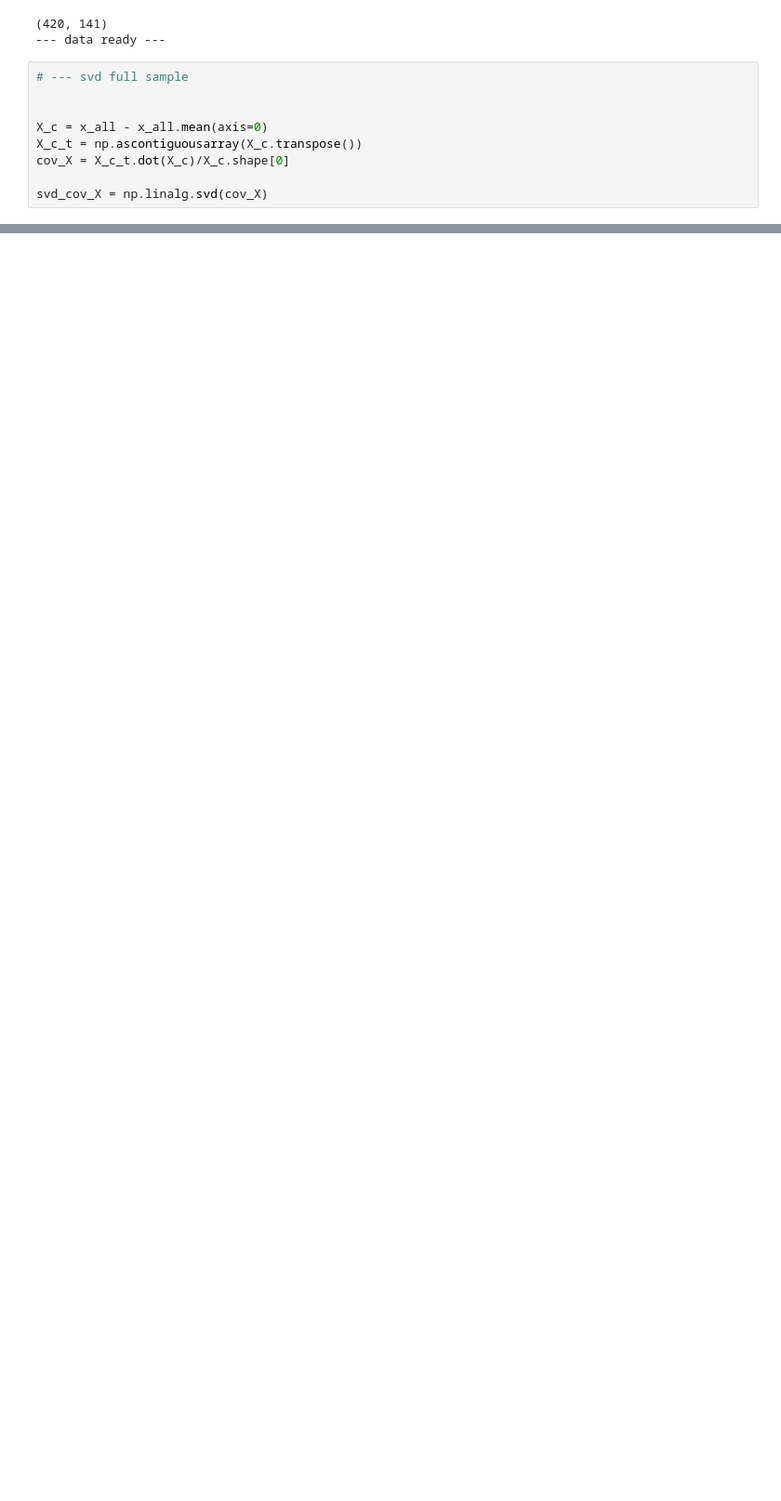
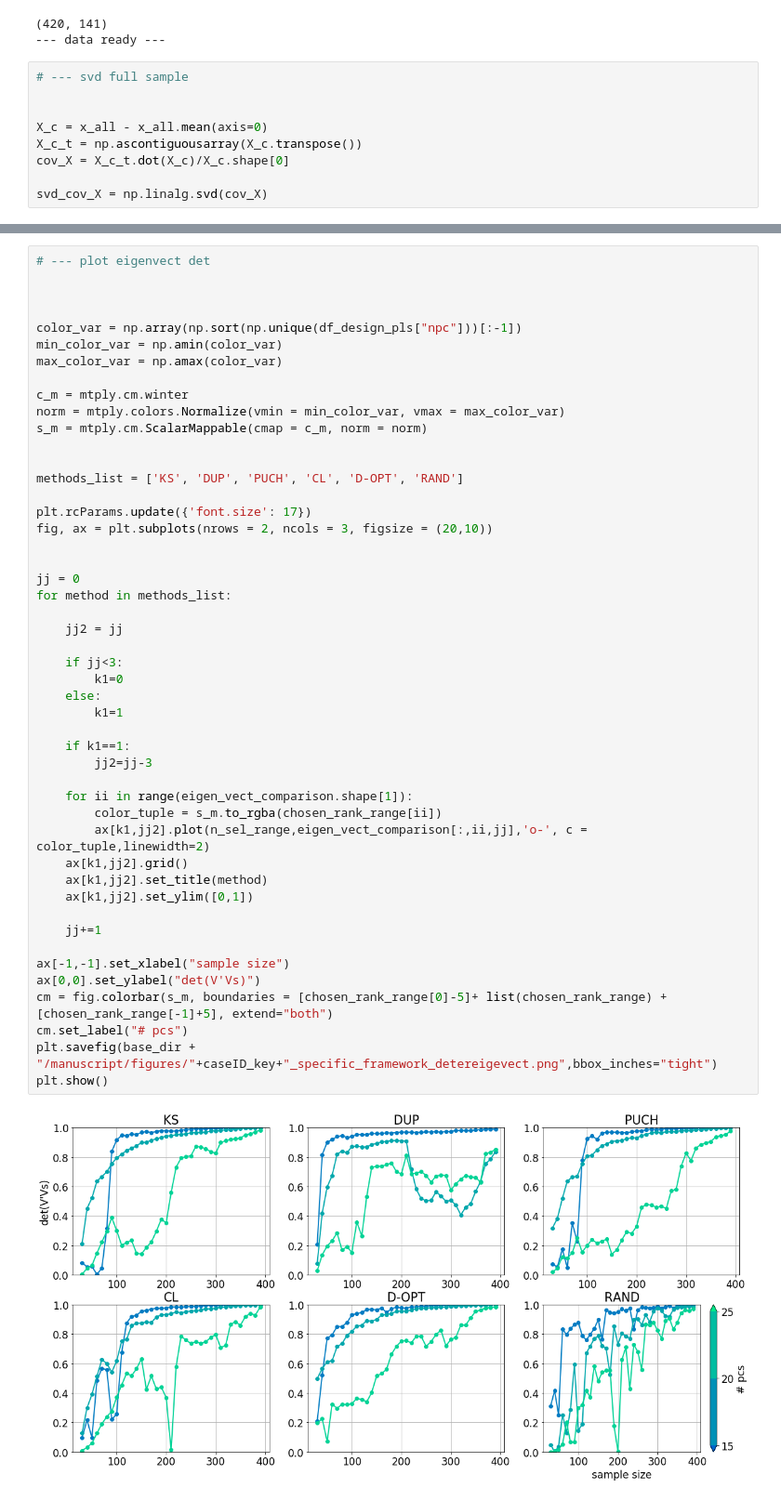
Before and after one commit to vfonsecad/unsupervised-sample-selection, a Jupyter notebook: scripts/d02_04_specific_framework.ipynb, the cells around one changed output, grey strips where cells are left out. Shown at 93% size. Saved outputs shown, nothing was run; the diff lists cells and outputs as text; blank space fills up the shorter version.

```diff
--- a/scripts/d02_04_specific_framework.ipynb
+++ b/scripts/d02_04_specific_framework.ipynb
@@ -84,0 +197,50 @@ svd_cov_X = np.linalg.svd(cov_X)
+# %%
+# --- plot eigenvect det
+
+
+
+color_var = np.array(np.sort(np.unique(df_design_pls["npc"]))[:-1])
+min_color_var = np.amin(color_var)
+max_color_var = np.amax(color_var)
+
+c_m = mtply.cm.winter
+norm = mtply.colors.Normalize(vmin = min_color_var, vmax = max_color_var)
+s_m = mtply.cm.ScalarMappable(cmap = c_m, norm = norm)
+
+
+methods_list = ['KS', 'DUP', 'PUCH', 'CL', 'D-OPT', 'RAND']
+
+plt.rcParams.update({'font.size': 17})
+fig, ax = plt.subplots(nrows = 2, ncols = 3, figsize = (20,10))
+
+
+jj = 0
+for method in methods_list:
+
+    jj2 = jj
+
+    if jj<3:
+        k1=0
+    else:
+        k1=1
+
+    if k1==1:
+        jj2=jj-3
+
+    for ii in range(eigen_vect_comparison.shape[1]):
+        color_tuple = s_m.to_rgba(chosen_rank_range[ii])
+        ax[k1,jj2].plot(n_sel_range,eigen_vect_comparison[:,ii,jj],'o-', c = color_tuple,linewidth=2)
+    ax[k1,jj2].grid()
+    ax[k1,jj2].set_title(method)
+    ax[k1,jj2].set_ylim([0,1])
+
+    jj+=1
+
+ax[-1,-1].set_xlabel("sample size")
+ax[0,0].set_ylabel("det(V'Vs)")
+cm = fig.colorbar(s_m, boundaries = [chosen_rank_range[0]-5]+ list(chosen_rank_range) + [chosen_rank_range[-1]+5], extend="both")
+cm.set_label("# pcs")
+plt.savefig(base_dir + "/manuscript/figures/"+caseID_key+"_specific_framework_detereigevect.png",bbox_inches="tight")
+plt.show()
+# %% [output]
+[figure, added]
```
Also changed, not shown: parts of 8 cells of this notebook, 8 other files.
